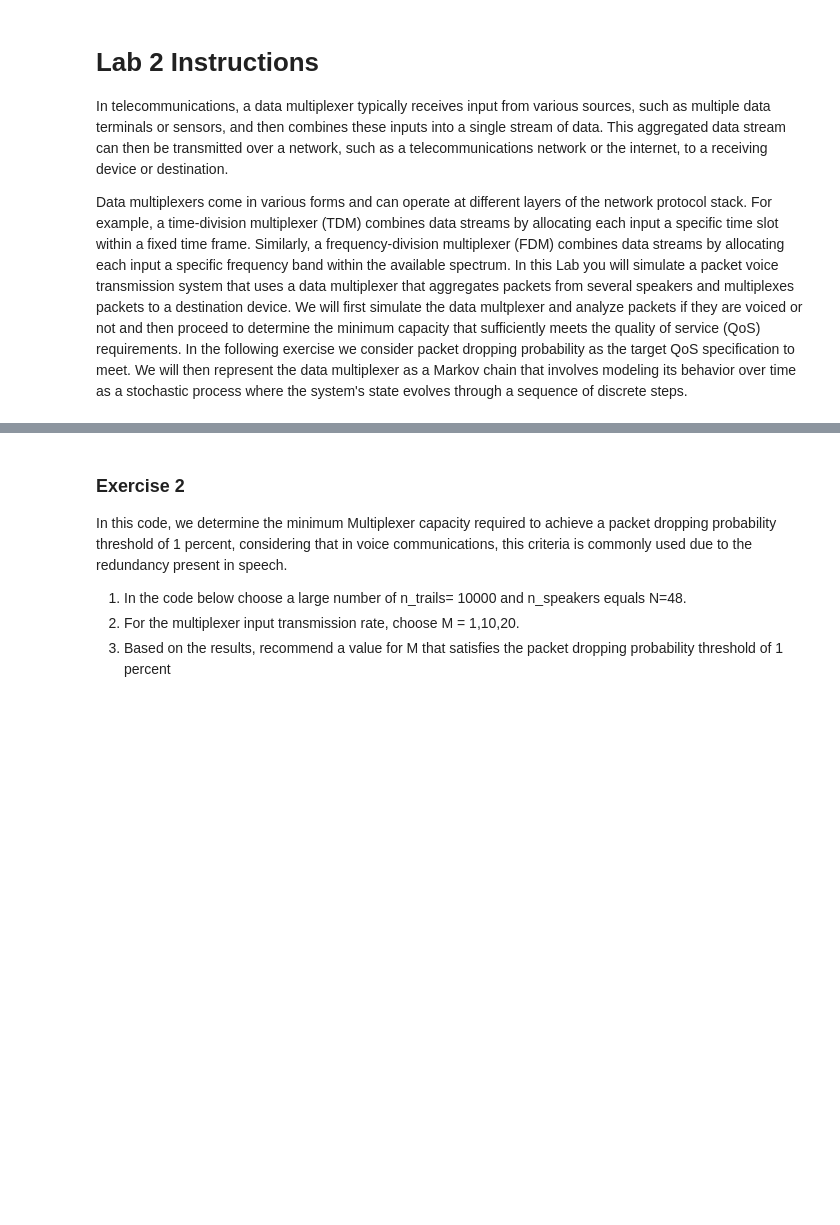
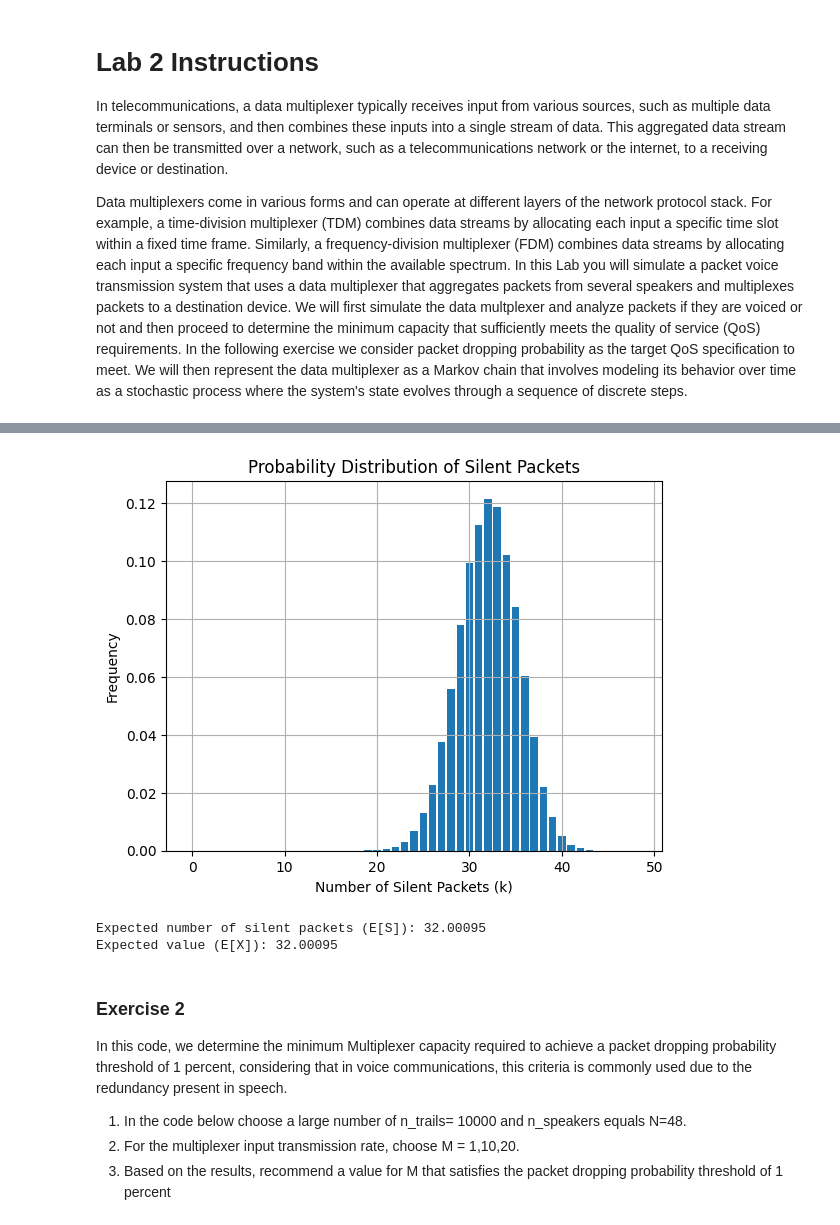
Before and after one commit to cpas0004/Monash2026, a Jupyter notebook: ECE4045/Labs/Lab 2/Lab2 -Moodle version_2025.ipynb, the cells around one changed output, grey strips where cells are left out. Drawn from its saved outputs; the diff is of its cells as text; code cells hidden in the pictures; blank space fills up the shorter version.

```diff
--- a/ECE4045/Labs/Lab 2/Lab2 -Moodle version_2025.ipynb
+++ b/ECE4045/Labs/Lab 2/Lab2 -Moodle version_2025.ipynb
@@ -96,23 +115,36 @@ print("Index corresponding to the maximum probability of active users in a given
 # %%
 ## Write the Code plotting the histogram of packets that are marked silent.
 
 
 # Simulate the experiment n_trials times
 silent_packets_counts = np.random.binomial(n=n_speakers, p=2/3, size=n_trials)
 
 # Count the number of trials with each count of active packets
-Nk = np.bincount(silent_packets_counts, minlength=n_speakers+1)
+Nk1 = np.bincount(silent_packets_counts, minlength=n_speakers+1)
 
 # Calculate relative frequencies and convert to probabilities
-fk = Nk / n_trials
+fk1 = Nk1 / n_trials
 
 # Plot histogram
-plt.bar(range(len(fk)), fk)
-plt.xlabel('Number of Active Packets (k)')
+plt.bar(range(len(fk1)), fk1)
+plt.xlabel('Number of Silent Packets (k)')
 plt.ylabel('Frequency')
-plt.title('Probability Distribution of Active Packets')
+plt.title('Probability Distribution of Silent Packets')
 plt.grid(True)
 plt.show()
+
+
+
+# Calculate the expected number of silent packets (E[S])
+E_S = np.mean(silent_packets_counts)
+print("Expected number of silent packets (E[S]):", E_S)
+
+result = np.sum(np.arange(49) * fk1)
+print("Expected value (E[X]):", result)
+# %% [output]
+[figure, added]
+Expected number of silent packets (E[S]): 32.00095
+Expected value (E[X]): 32.00095
 # %% [markdown]
 ### Exercise 2
 <!-- <font color='red'> -->
```
Also changed, not shown: parts of 5 cells of this notebook.
